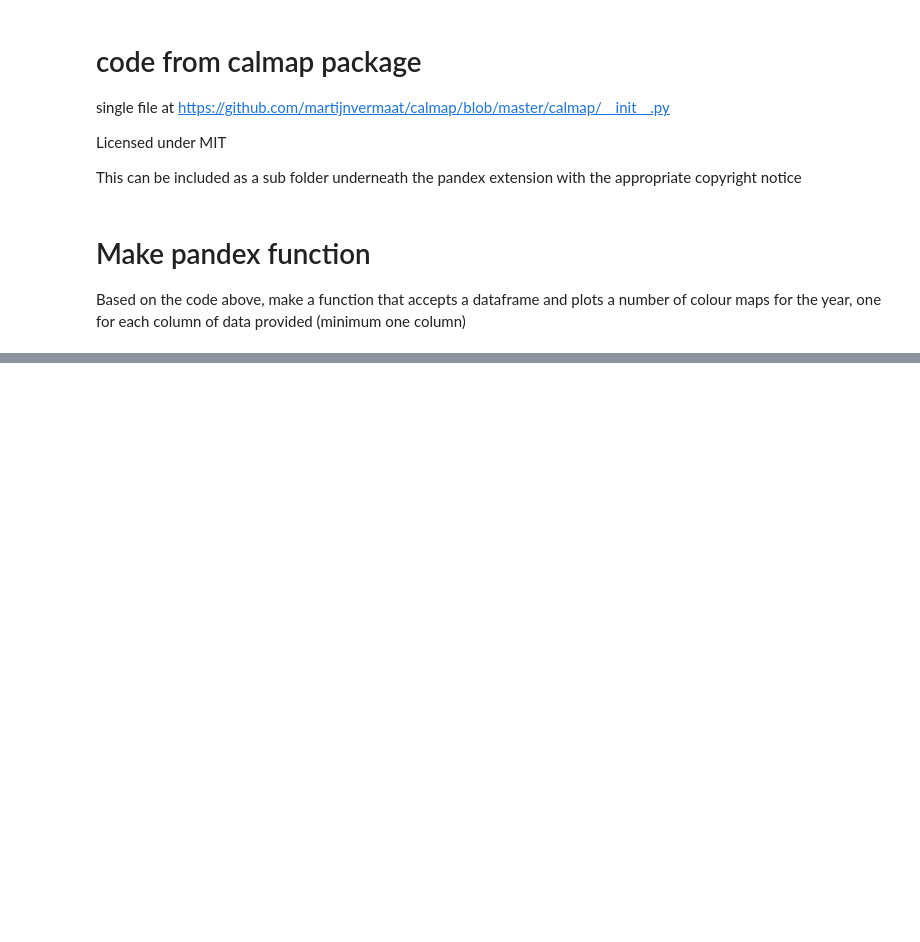
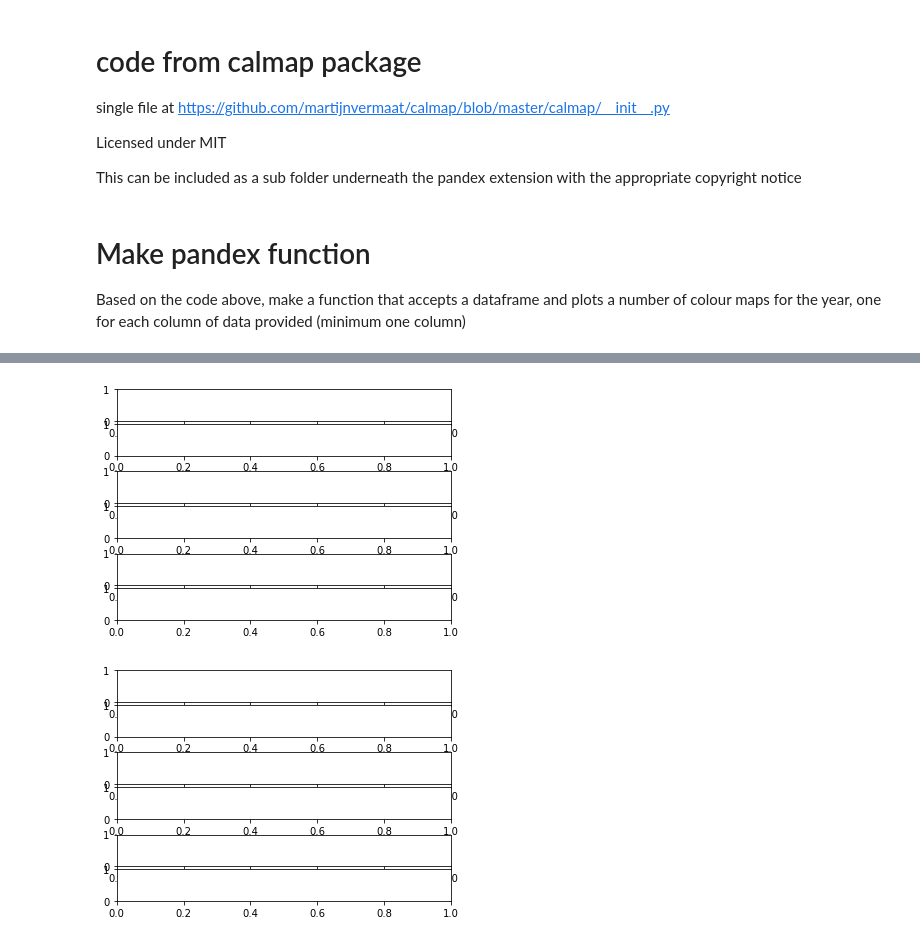
Before and after one commit to connectedblue/pdext_collection, a Jupyter notebook: calmap/calmap.ipynb, the cells around one changed output, grey strips where cells are left out. Drawn from its saved outputs; the diff is of its cells as text; code cells hidden in the pictures; blank space fills up the shorter version.

```diff
--- a/calmap/calmap.ipynb
+++ b/calmap/calmap.ipynb
@@ -618,0 +626,30 @@ fig = year_heatmap(df, value_cols='value1')
+# %%
+#import matplotlib.pyplot as plt
+from matplotlib.gridspec import GridSpec
+
+n = 3 # number of double-rows
+m = 1 # number of columns
+
+t = 0.9 # 1-t == top space
+b = 0.1 # bottom space      (both in figure coordinates)
+
+msp = 0.1 # minor spacing
+sp = 0.5  # major spacing
+
+offs=(1+msp)*(t-b)/(2*n+n*msp+(n-1)*sp) # grid offset
+hspace = sp+msp+1 #height space per grid
+
+gso = GridSpec(n,m, bottom=b+offs, top=t, hspace=hspace)
+gse = GridSpec(n,m, bottom=b, top=t-offs, hspace=hspace)
+
+fig1 = plt.figure()
+axes1 = []
+for i in range(n*m):
+    axes1.append(fig1.add_subplot(gso[i]))
+    axes1.append(fig1.add_subplot(gse[i]))
+
+#plt.show()
+fig1
+# %% [output]
+[figure, added]
+[figure, added]
```
Also changed, not shown: parts of 8 cells of this notebook.
